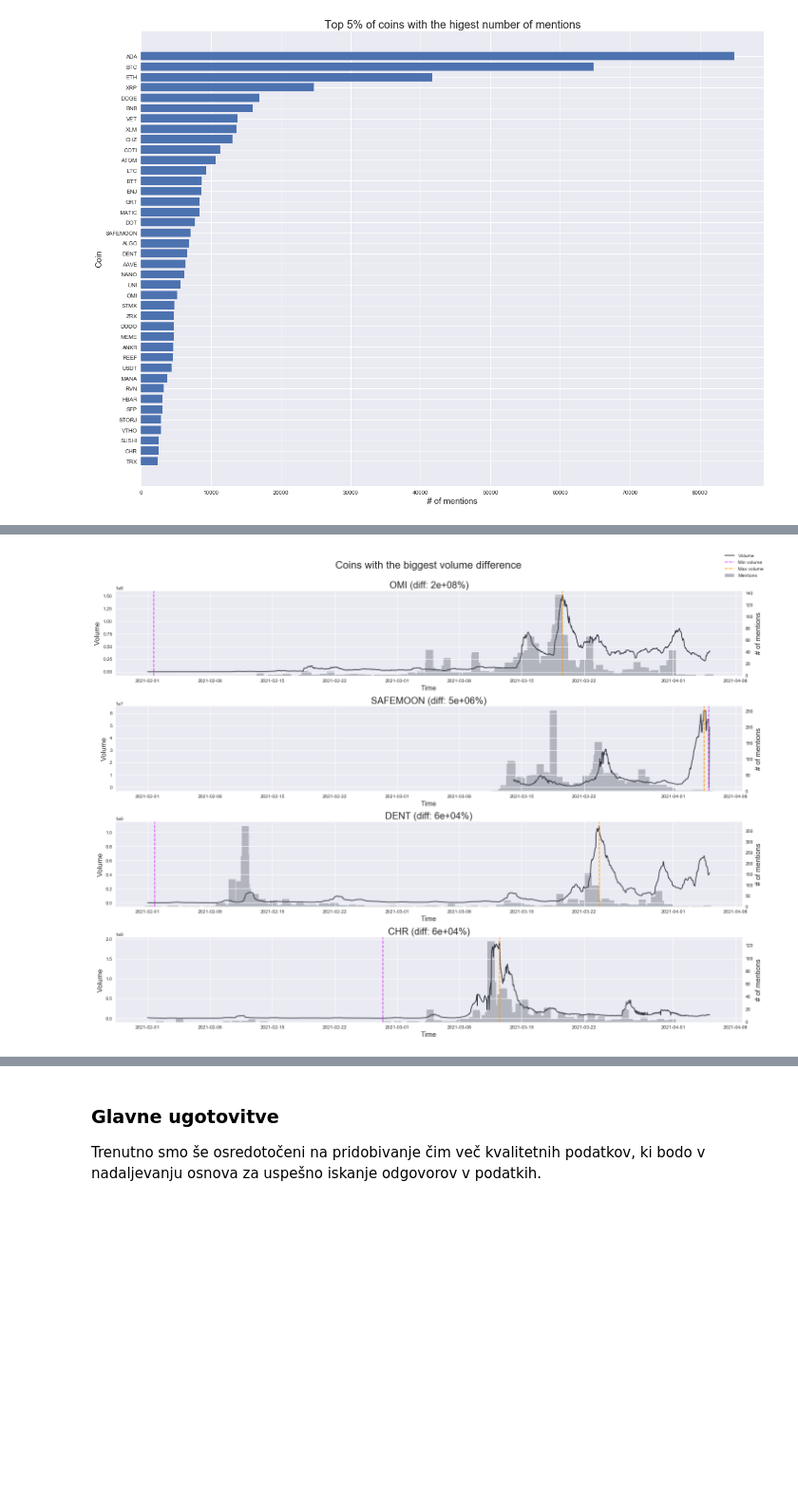
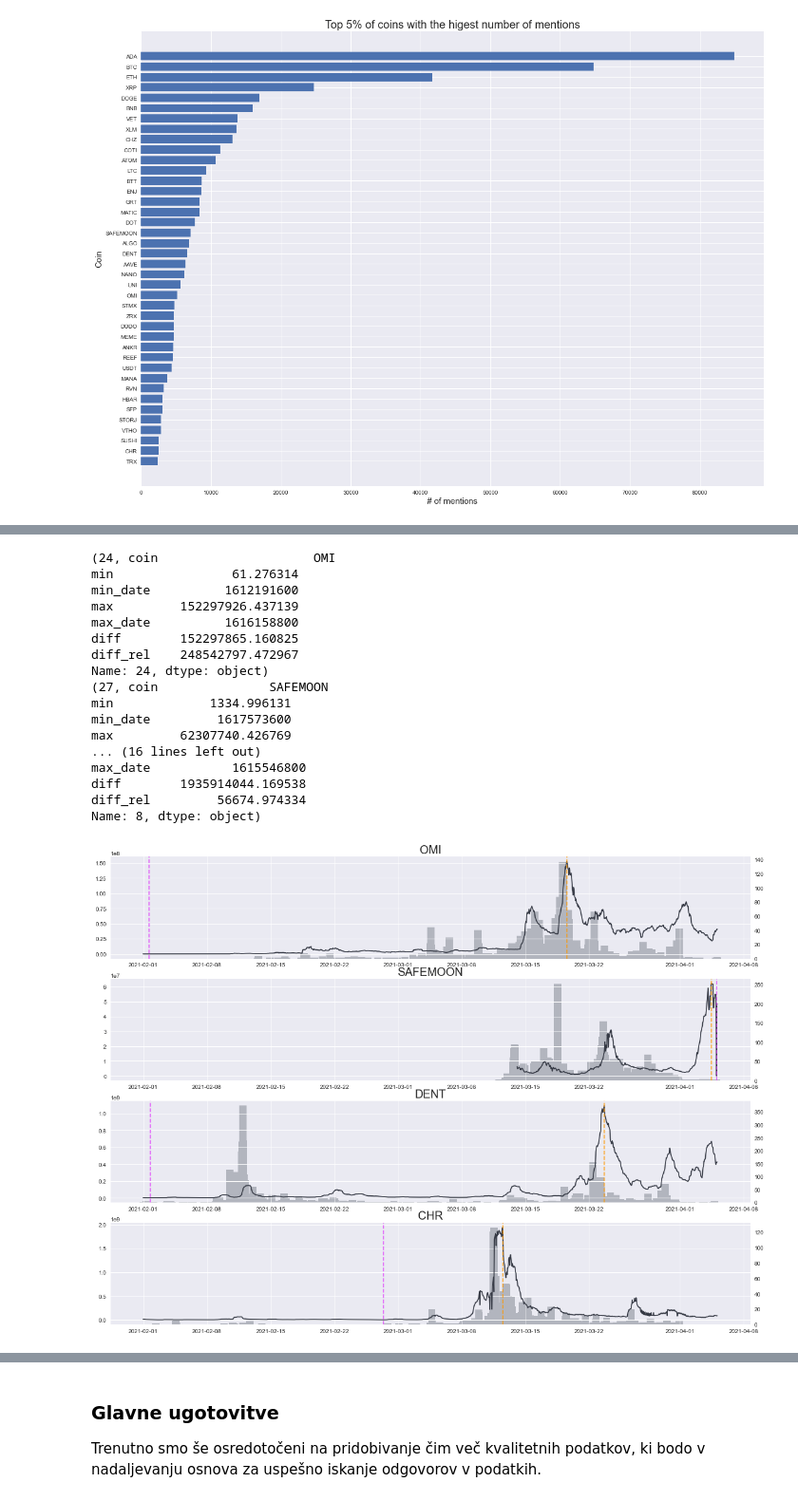
Before and after one commit to nikp00/PR21NPJSEP, a Jupyter notebook: report.ipynb, the cells around one changed output, grey strips where cells are left out. Shown at 95% size. Drawn from its saved outputs; the diff is of its cells as text; code cells hidden in the pictures; blank space fills up the shorter version.

```diff
--- a/report.ipynb
+++ b/report.ipynb
@@ -71,7 +122,7 @@ limit = data["count"].quantile(0.95)
 data = data[data["count"] >= limit]
 data = data.sort_values(by="count")
 
-TRACKED_COINS = data["symbol"].array[::-1]
+TRACKED_COINS = data["symbol"].array
 
 fig, ax = plt.subplots(figsize=(20, 15))
 
@@ -211,60 +257,55 @@ fig.tight_layout(rect=[0, 0.03, 1, 0.95])
 # %%
 fig, ax = plt.subplots(4, 1, figsize=(20, 15))
 
 for i, e in enumerate(
     biggest_volume_diff[biggest_volume_diff["max"] != 0].iloc[0:4].iterrows()
 ):
-    coin = e[1]["coin"]
+    print(e)
     mentions_data = pd.read_csv(
-        os.path.join(MENTIONS_COUNT_DIR, f"{coin}.csv"),
+        os.path.join(MENTIONS_COUNT_DIR, f"{e[1]['coin']}.csv"),
         parse_dates=True,
         date_parser=date_parser,
         index_col="date",
     )
     volume_data = pd.read_csv(
-        os.path.join(PRICE_DATA_DIR, coin, f"{coin}_volume.csv"),
+        os.path.join(PRICE_DATA_DIR, e[1]["coin"], f"{e[1]['coin']}_volume.csv"),
         parse_dates=True,
         date_parser=date_parser,
         index_col="date",
     )
     ax_bar = ax[i].twinx()
-    ax_bar.bar(
-        mentions_data.index,
-        mentions_data["count"],
-        color=COLOR_VOLUME,
-        label="Mentions",
-    )
-    ax[i].plot(volume_data["volume"], color=COLOR_MAIN, label="Volume")
+    ax_bar.bar(mentions_data.index, mentions_data["count"], color=COLOR_VOLUME)
+    ax[i].plot(volume_data["volume"], color=COLOR_MAIN)
 
     ax[i].axvline(
-        date_parser(e[1]["min_date"]),
-        color=COLOR_MA_8,
-        linestyle="--",
-        label="Min volume",
+        date_parser(e[1]["min_date"]), color=COLOR_MA_8, alpha=0.8, linestyle="--"
     )
     ax[i].axvline(
-        date_parser(e[1]["max_date"]),
-        color=COLOR_MA_5,
-        linestyle="--",
-        label="Max volume",
+        date_parser(e[1]["max_date"]), color=COLOR_MA_5, alpha=0.8, linestyle="--"
     )
 
     ax[i].set_zorder(ax_bar.get_zorder() + 1)
     ax[i].patch.set_visible(False)
-    ax[i].set_title(f"{coin} (diff: {e[1]['diff_rel']:.0}%)", fontsize=TITLE_SIZE)
-    ax[i].set_xlabel("Time", fontsize=AXES_LABELS_SIZE)
-    ax[i].set_ylabel("Volume", fontsize=AXES_LABELS_SIZE)
+    ax[i].set_title(e[1]["coin"], fontsize=TITLE_SIZE)
 
     ax_bar.patch.set_visible(True)
     ax_bar.grid(b=None)
-    ax_bar.set_ylabel("# of mentions", fontsize=AXES_LABELS_SIZE)
-
-
-l, h = ax[0].get_legend_handles_labels()
-l2, h2 = ax_bar.get_legend_handles_labels()
-
-fig.legend(l + l2, h + h2)
-fig.suptitle("Coins with the biggest volume difference", fontsize=22)
-fig.tight_layout(rect=[0, 0.03, 1, 0.95])
 # %% [output]
+(24, coin                     OMI
+min                61.276314
+min_date          1612191600
+max         152297926.437139
+max_date          1616158800
+diff        152297865.160825
+diff_rel    248542797.472967
+Name: 24, dtype: object)
+(27, coin               SAFEMOON
+min             1334.996131
+min_date         1617573600
+max         62307740.426769
+... (16 lines left out)
+max_date           1615546800
+diff        1935914044.169538
+diff_rel         56674.974334
+Name: 8, dtype: object)
-[figure, old version]
+[figure, new version]
```
Also changed, not shown: parts of 10 cells of this notebook, 2 other files.
